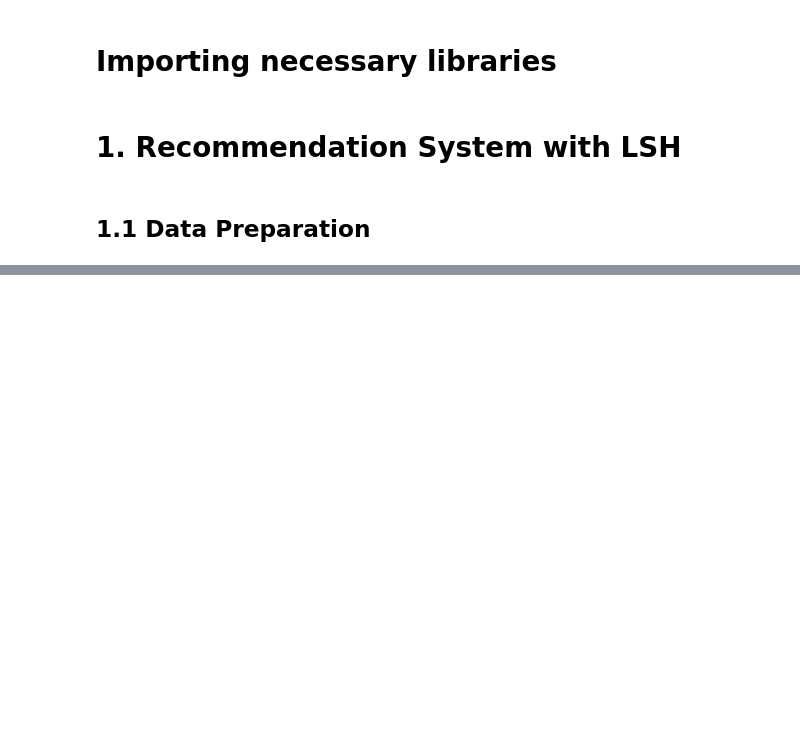
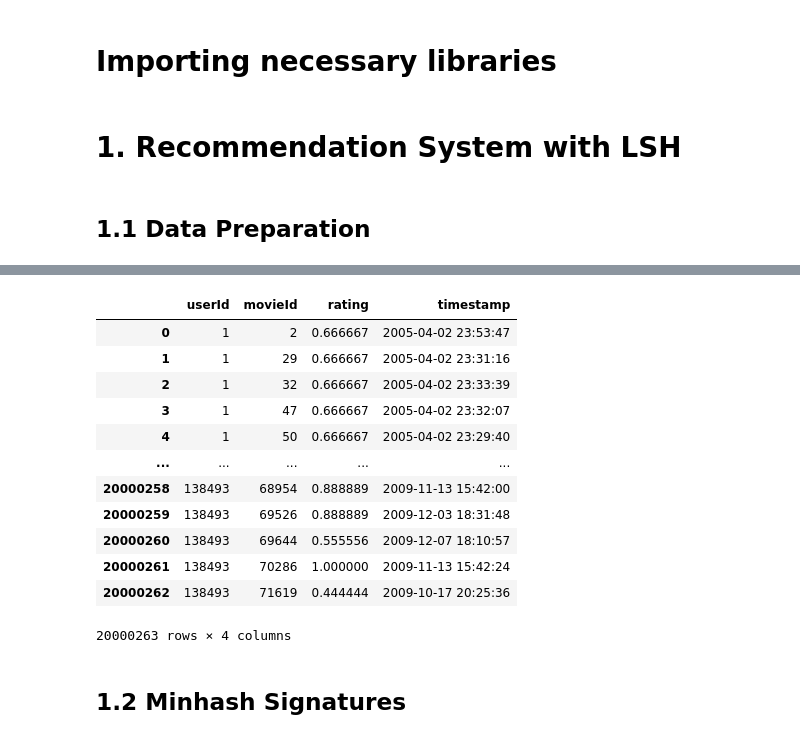
Before and after one commit to yaraoyoussef/ADM-HW4, a Jupyter notebook: main.ipynb, the cells around one changed output, grey strips where cells are left out. Drawn from its saved outputs; the diff is of its cells as text; code cells hidden in the pictures; blank space fills up the shorter version.

```diff
--- a/main.ipynb
+++ b/main.ipynb
@@ -26,0 +151,20 @@ df
+# %%
+# Handle the timestamp column converting it to datetime
+df_ratings['timestamp'] = pd.to_datetime(df_ratings['timestamp'])
+print(df_ratings['timestamp'].head())
+
+# checking dtype of timestamp column changed
+df_ratings.info()
+
+# not needed it until now...
+'''
+# Extract useful time-based features (e.g., year, month)
+df['year'] = df['timestamp'].dt.year
+df['month'] = df['timestamp'].dt.month
+df['day_of_week'] = df['timestamp'].dt.dayofweek
+df['day'] = df['timestamp'].dt.day
+df['hour'] = df['timestamp'].dt.hour
+df['minute'] = df['timestamp'].dt.minute
+df['second'] = df['timestamp'].dt.second
+print(df.head())
+'''
@@ -26,0 +190,24 @@ df
+# %%
+scaler = MinMaxScaler()
+
+# Normalize the rating column using scaler
+df_ratings['rating'] = scaler.fit_transform(df_ratings[['rating']])
+
+# Check the result
+df_ratings
+# %% [output]
+|  | userId | movieId | rating | timestamp |
+| 0 | 1 | 2 | 0.666667 | 2005-04-02 23:53:47 |
+| 1 | 1 | 29 | 0.666667 | 2005-04-02 23:31:16 |
+| 2 | 1 | 32 | 0.666667 | 2005-04-02 23:33:39 |
+| 3 | 1 | 47 | 0.666667 | 2005-04-02 23:32:07 |
+| 4 | 1 | 50 | 0.666667 | 2005-04-02 23:29:40 |
+| ... | ... | ... | ... | ... |
+| 20000258 | 138493 | 68954 | 0.888889 | 2009-11-13 15:42:00 |
+| 20000259 | 138493 | 69526 | 0.888889 | 2009-12-03 18:31:48 |
+| 20000260 | 138493 | 69644 | 0.555556 | 2009-12-07 18:10:57 |
+| 20000261 | 138493 | 70286 | 1.000000 | 2009-11-13 15:42:24 |
+| 20000262 | 138493 | 71619 | 0.444444 | 2009-10-17 20:25:36 |
+20000263 rows × 4 columns
+# %% [markdown]
+## 1.2 Minhash Signatures
```
Also changed, not shown: parts of 15 cells of this notebook.
